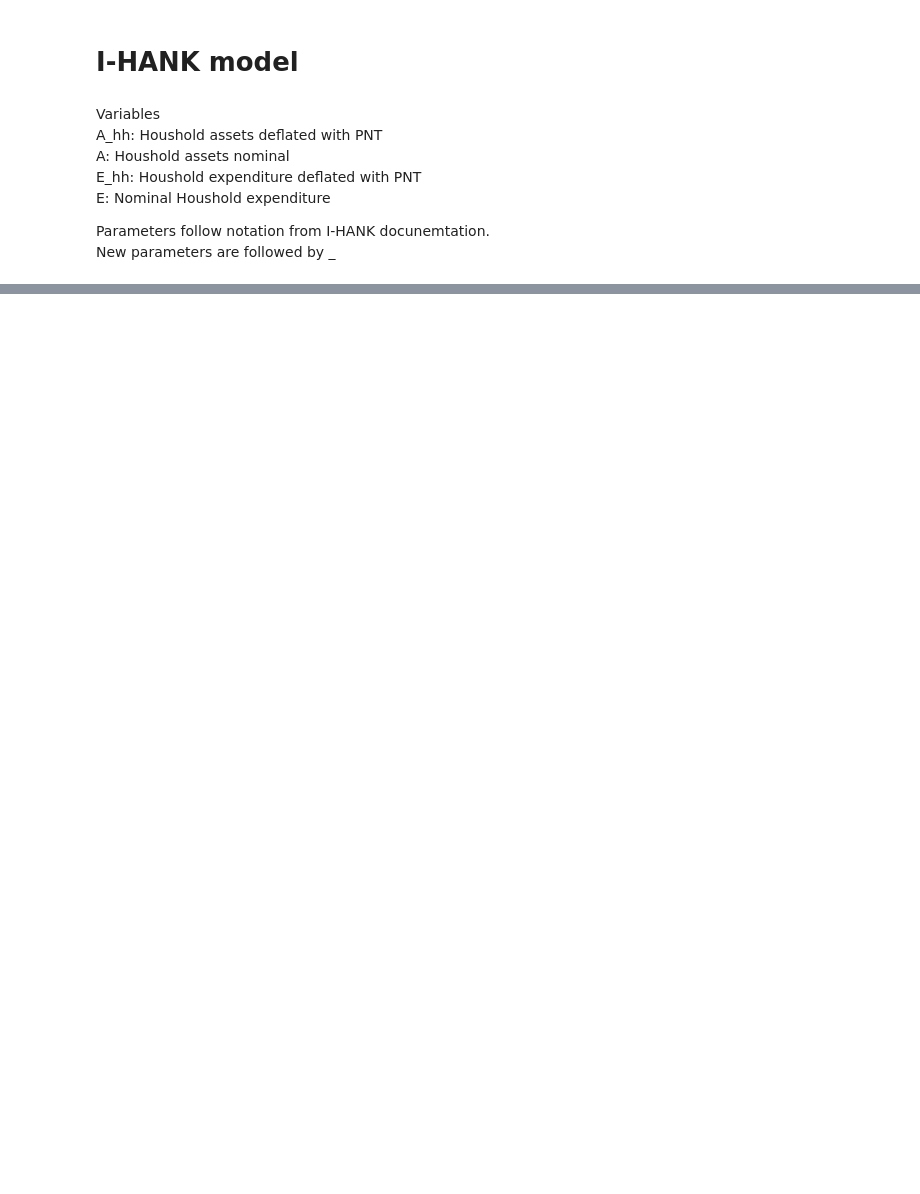
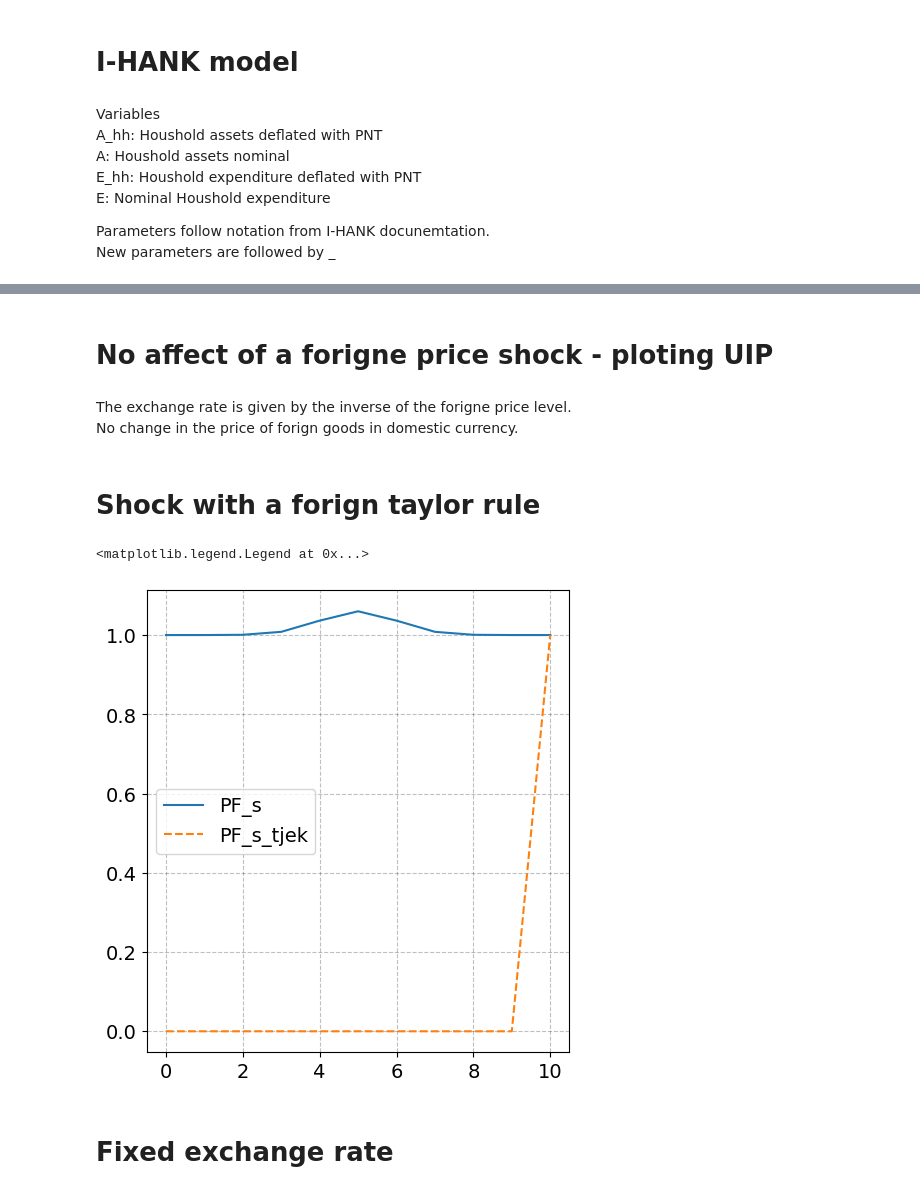
Before and after one commit to funlime/I_HANK_PIGL, a Jupyter notebook: IHANK.ipynb, the cells around one changed output, grey strips where cells are left out. Drawn from its saved outputs; the diff is of its cells as text; code cells hidden in the pictures; blank space fills up the shorter version.

```diff
--- a/IHANK.ipynb
+++ b/IHANK.ipynb
@@ -72,0 +70,5 @@ model.test_jacs()
+# %% [markdown]
+# No affect of a forigne price shock - ploting UIP
+# %% [markdown]
+The exchange rate is given by the inverse of the forigne price level.\
+No change in the price of forign goods in domestic currency.
@@ -72,0 +94,2 @@ model.test_jacs()
+# %% [markdown]
+# Shock with a forign taylor rule
@@ -73,3 +124,40 @@ model.test_jacs()
+# %%
+# Not Done! ***
+T_max = 11
+dPF_s = np.zeros(model.par.T)
+PF_s_tjek = np.zeros(model.par.T)
+
+# Make a concave path for PF_s with max at t=5 with a value of 0.1
+for t in range(0, 10):
+    dPF_s[t] = 0.06*np.exp(-0.5*(t-5)**2)
+
+    # Check
+    PF_s = model.ss.PF_s *(1+ dPF_s[t])
+
+
+    # taylor rule
+
+
+
+PF_s_tjek[10:] = model.ss.PF_s
+
+
+shocks = {'dPF_s': dPF_s}
+
+float.find_transition_path(shocks=shocks)
+# float.show_IRFs(varnames=paths, lvl_value= lvl_path, do_shocks=False)
+
+
+fig = plt.figure(figsize=(12,6))
+ax1 = fig.add_subplot(1,2,1)
+ax1.plot(float.path.PF_s[0:T_max], label= 'PF_s')
+ax1.plot(PF_s_tjek[0:T_max], label = 'PF_s_tjek', linestyle='--')
+ax1.legend()
+# %% [output]
+<matplotlib.legend.Legend at 0x...>
+[figure, added]
+# %% [markdown]
+# Fixed exchange rate
 # %%
 fixed = model.copy()
 fixed.par.float = False
```
Also changed, not shown: parts of 14 cells of this notebook, 3 other files.
